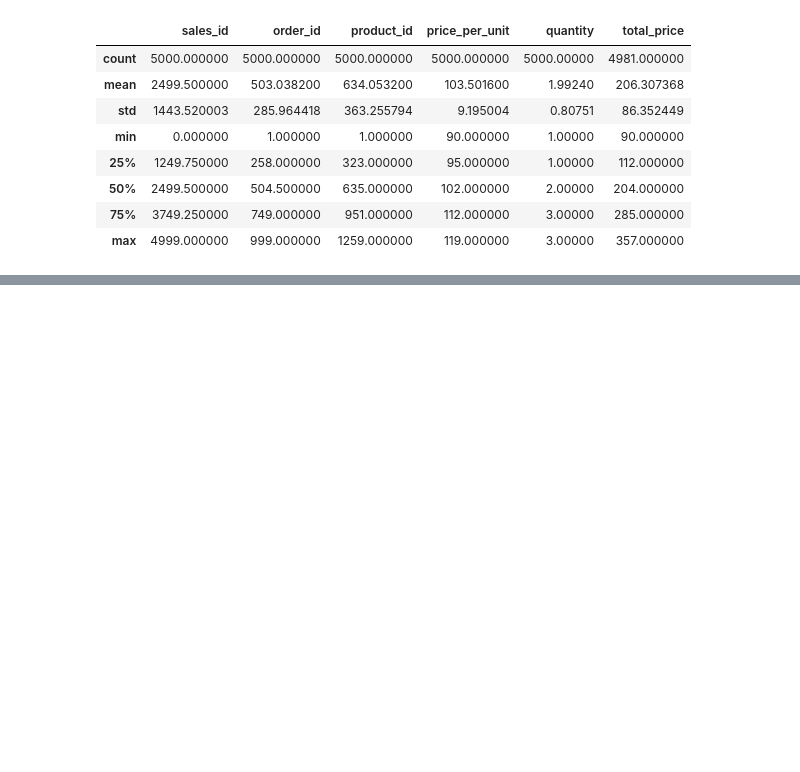
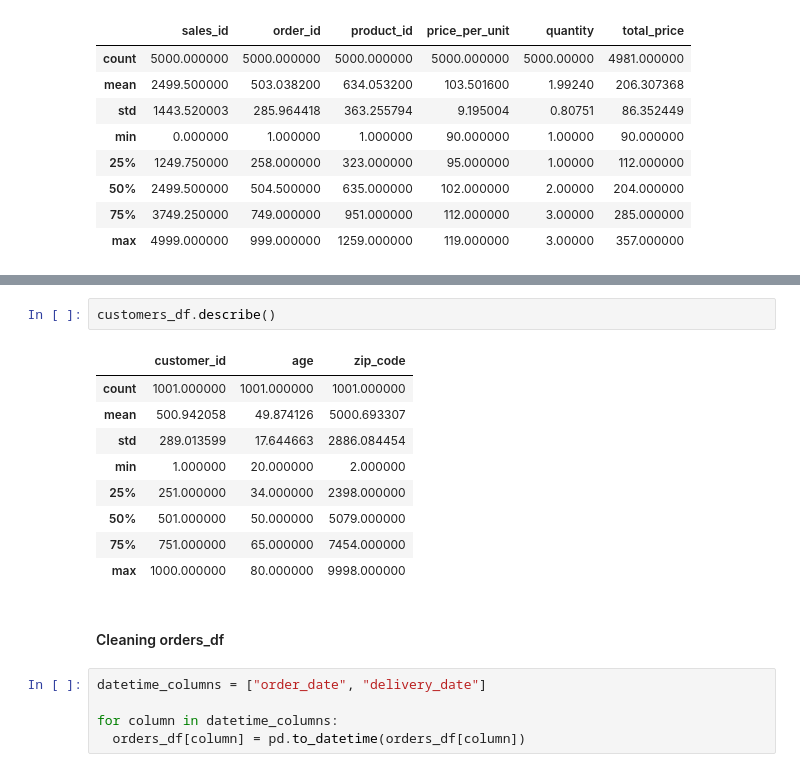
Before and after one commit to naufalmuafi/dicoding_data-analysis-project, a Jupyter notebook: main.ipynb, the cells around one changed output, grey strips where cells are left out. Drawn from its saved outputs; the diff is of its cells as text; blank space fills up the shorter version.

```diff
--- a/main.ipynb
+++ b/main.ipynb
@@ -192,0 +319,19 @@ Number of duplications: 0
+# %%
+customers_df.describe()
+# %% [output]
+|  | customer_id | age | zip_code |
+| count | 1001.000000 | 1001.000000 | 1001.000000 |
+| mean | 500.942058 | 49.874126 | 5000.693307 |
+| std | 289.013599 | 17.644663 | 2886.084454 |
+| min | 1.000000 | 20.000000 | 2.000000 |
+| 25% | 251.000000 | 34.000000 | 2398.000000 |
+| 50% | 501.000000 | 50.000000 | 5079.000000 |
+| 75% | 751.000000 | 65.000000 | 7454.000000 |
+| max | 1000.000000 | 80.000000 | 9998.000000 |
+# %% [markdown]
+#### Cleaning orders_df
+# %%
+datetime_columns = ["order_date", "delivery_date"]
+
+for column in datetime_columns:
+  orders_df[column] = pd.to_datetime(orders_df[column])
```
Also changed, not shown: parts of 32 cells of this notebook.
